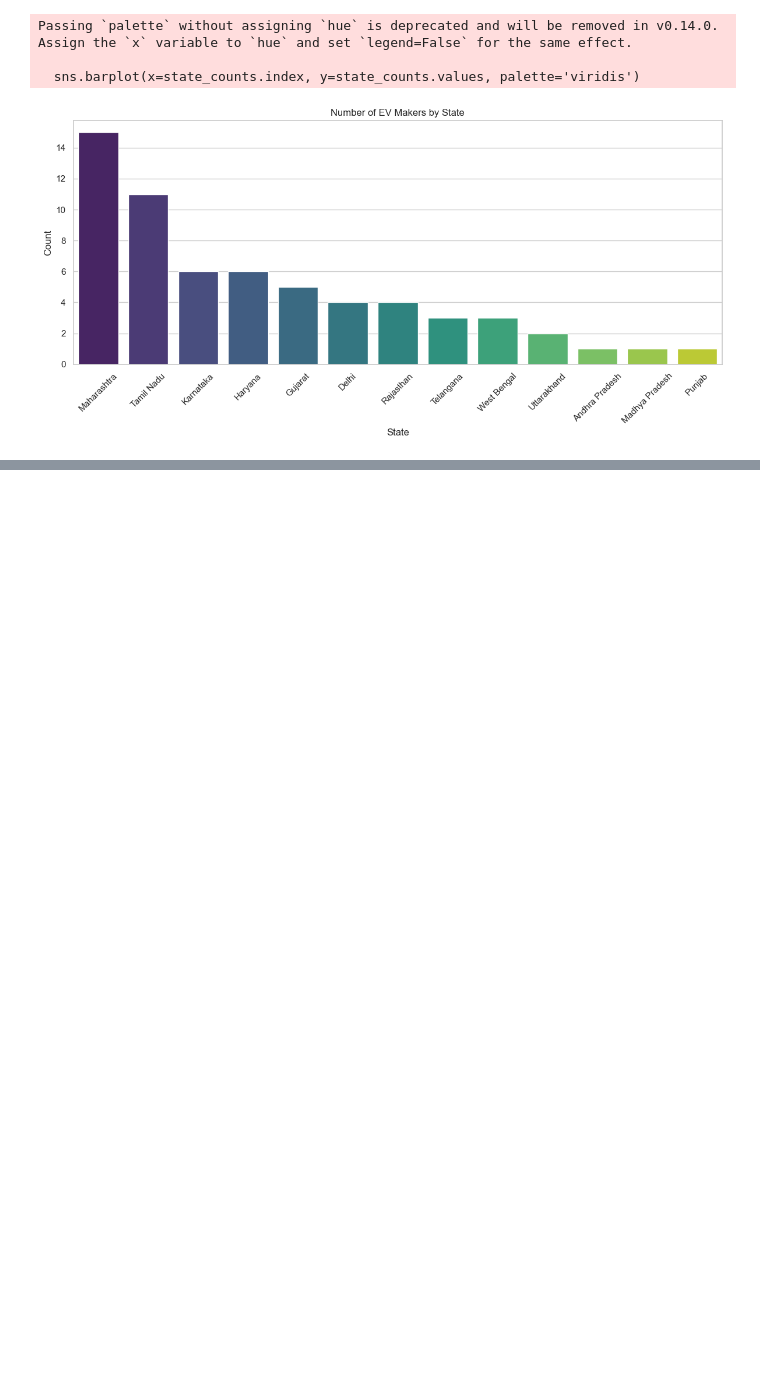
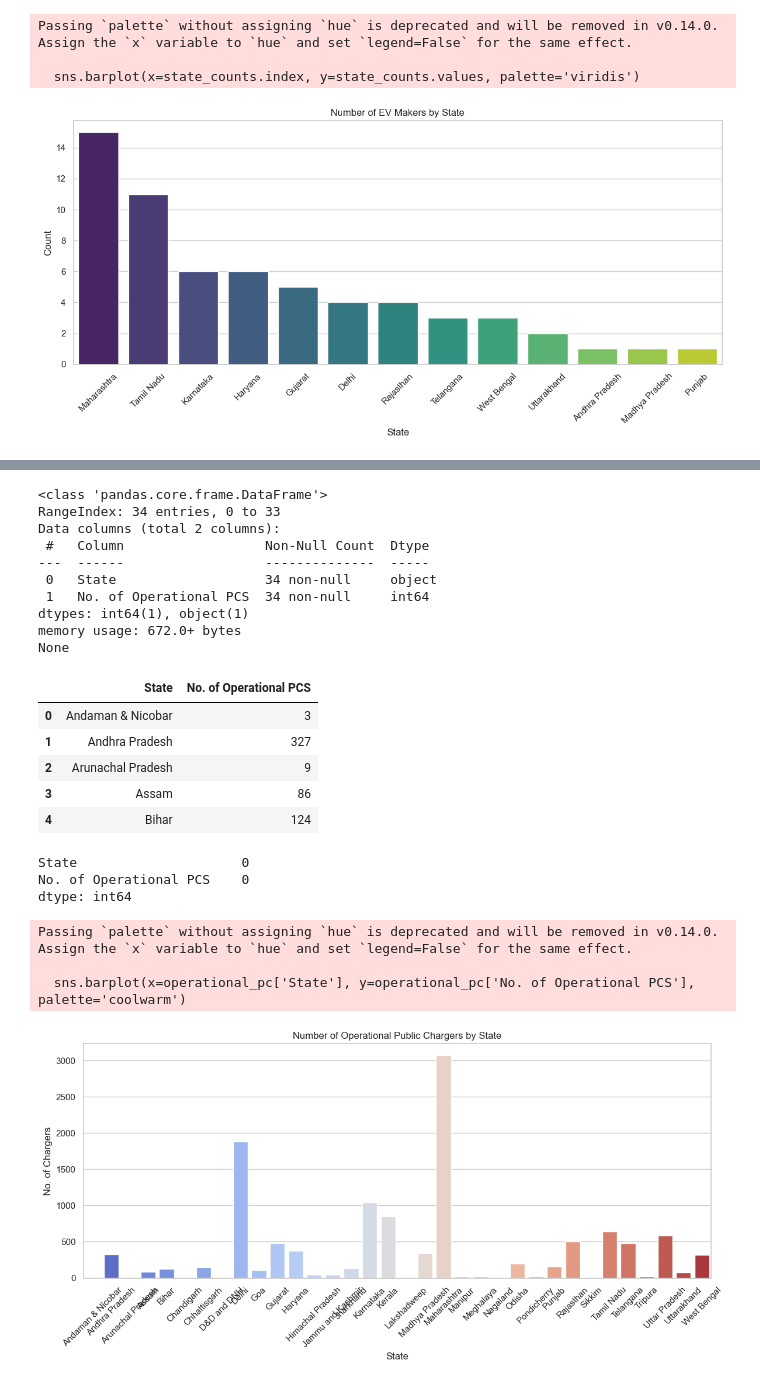
Before and after one commit to VisionExpo/EV-Market-Segmentation, a Jupyter notebook: notebooks/ev_market_analysis.ipynb, the cells around one changed output, grey strips where cells are left out. Saved outputs shown, nothing was run; the diff lists cells and outputs as text; code cells hidden in the pictures; blank space fills up the shorter version.

```diff
--- a/notebooks/ev_market_analysis.ipynb
+++ b/notebooks/ev_market_analysis.ipynb
@@ -119,0 +163,42 @@ from datetime import datetime
+# %%
+# operational charging stations
+operational_pc = pd.read_csv(operational_pc_path)
+operational_pc['No. of Operational PCS'] = pd.to_numeric(
+    operational_pc['No. of Operational PCS'].astype(str).str.replace(',', ''), errors='coerce')
+
+
+print(operational_pc.info())
+display(operational_pc.head())
+print(operational_pc.isnull().sum())
+
+plt.figure(figsize=(12, 6))
+sns.barplot(x=operational_pc['State'], y=operational_pc['No. of Operational PCS'], palette='coolwarm')
+plt.xticks(rotation=45)
+plt.title('Number of Operational Public Chargers by State')
+plt.ylabel('No. of Chargers')
+plt.xlabel('State')
+plt.show()
+# %% [output]
+<class 'pandas.core.frame.DataFrame'>
+RangeIndex: 34 entries, 0 to 33
+Data columns (total 2 columns):
+ #   Column                  Non-Null Count  Dtype
+---  ------                  --------------  -----
+ 0   State                   34 non-null     object
+ 1   No. of Operational PCS  34 non-null     int64
+dtypes: int64(1), object(1)
+memory usage: 672.0+ bytes
+None
+|  | State | No. of Operational PCS |
+| 0 | Andaman & Nicobar | 3 |
+| 1 | Andhra Pradesh | 327 |
+| 2 | Arunachal Pradesh | 9 |
+| 3 | Assam | 86 |
+| 4 | Bihar | 124 |
+State                     0
+No. of Operational PCS    0
+dtype: int64
+Passing `palette` without assigning `hue` is deprecated and will be removed in v0.14.0. Assign the `x` variable to `hue` and set `legend=False` for the same effect.
+
+  sns.barplot(x=operational_pc['State'], y=operational_pc['No. of Operational PCS'], palette='coolwarm')
+[figure, added]
```
Also changed, not shown: parts of 9 cells of this notebook.
